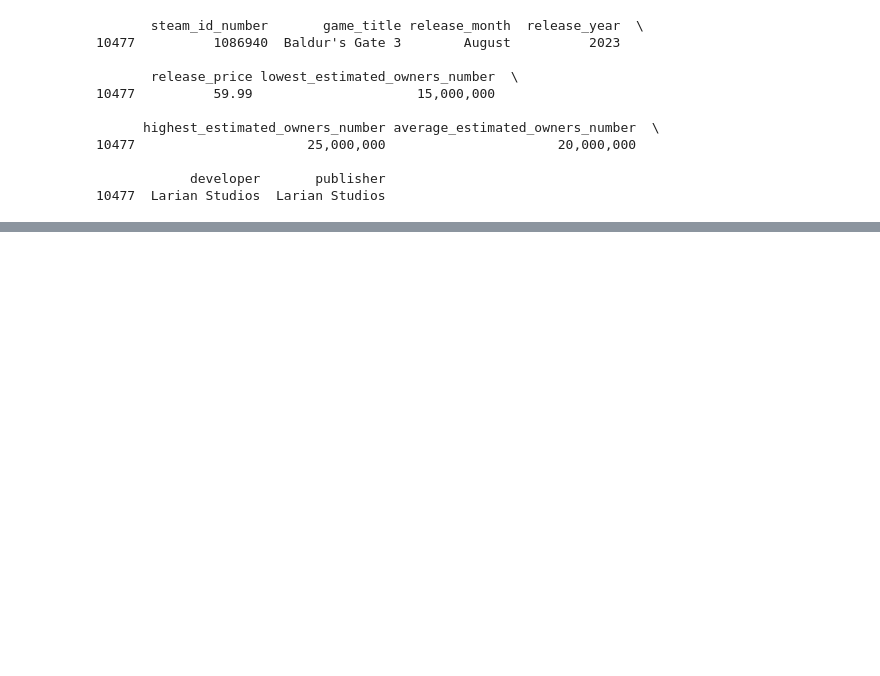
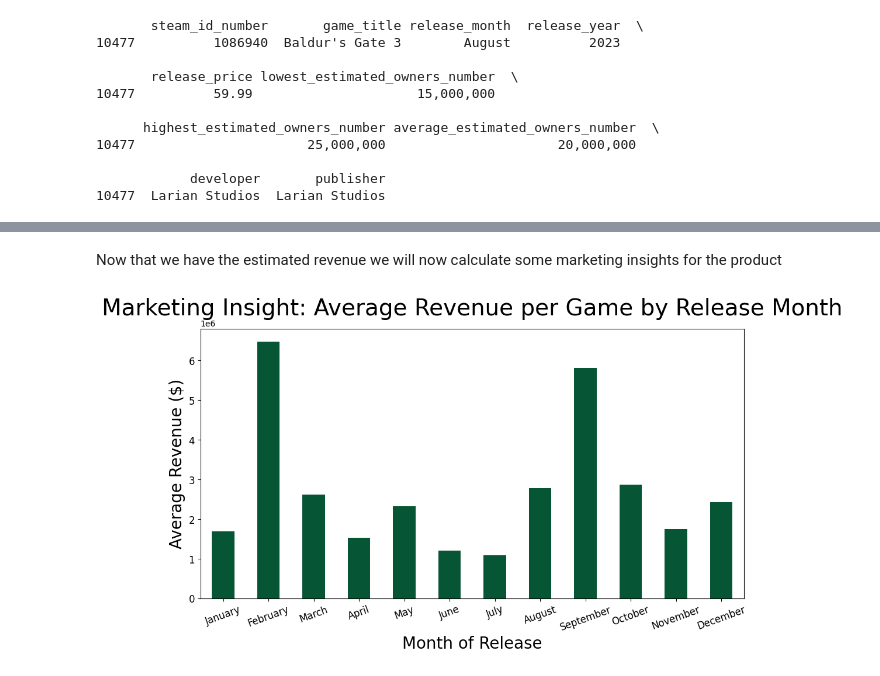
Before and after one commit to katemezger/Divinity_FirstYearSales_Prediction, a Jupyter notebook: data_cleaning.ipynb, the cells around one changed output, grey strips where cells are left out. Cells and saved outputs as stored; diff of their text form; code cells hidden in the pictures; blank space fills up the shorter version.

```diff
--- a/data_cleaning.ipynb
+++ b/data_cleaning.ipynb
@@ -45,0 +76,33 @@ print(df_updated.tail(1))
+# %% [markdown]
+Now that we have the estimated revenue we will now calculate some marketing insights for the product
+# %%
+import pandas as pd
+import matplotlib.pyplot as plt
+import numpy as np
+
+plt.rcParams["font.serif"] = ["Times New Roman"]
+
+# loading the dataset we made in the last code block
+df = pd.read_csv('rpg_data_final.csv')
+
+month_order = [
+    'January', 'February', 'March', 'April', 'May', 'June',
+    'July', 'August', 'September', 'October', 'November', 'December'
+]
+
+# calculating avg monthly rev.
+monthly_analysis = df.groupby('release_month')['estimated_revenue'].mean().reindex(month_order)
+
+# bar chart plot
+# honestly not really needed but makes it easy to look at
+plt.figure(figsize=(12, 6))
+monthly_analysis.plot(kind='bar', color = '#065535')
+plt.title('Marketing Insight: Average Revenue per Game by Release Month', fontsize=28)
+plt.ylabel('Average Revenue ($)', fontsize = 20)
+plt.xlabel('Month of Release', fontsize = 20)
+plt.xticks(rotation = 20, fontsize = 12)
+plt.yticks(fontsize = 12)
+
+plt.show()
+# %% [output]
+[figure, added]
```
Also changed, not shown: parts of 3 cells of this notebook.
